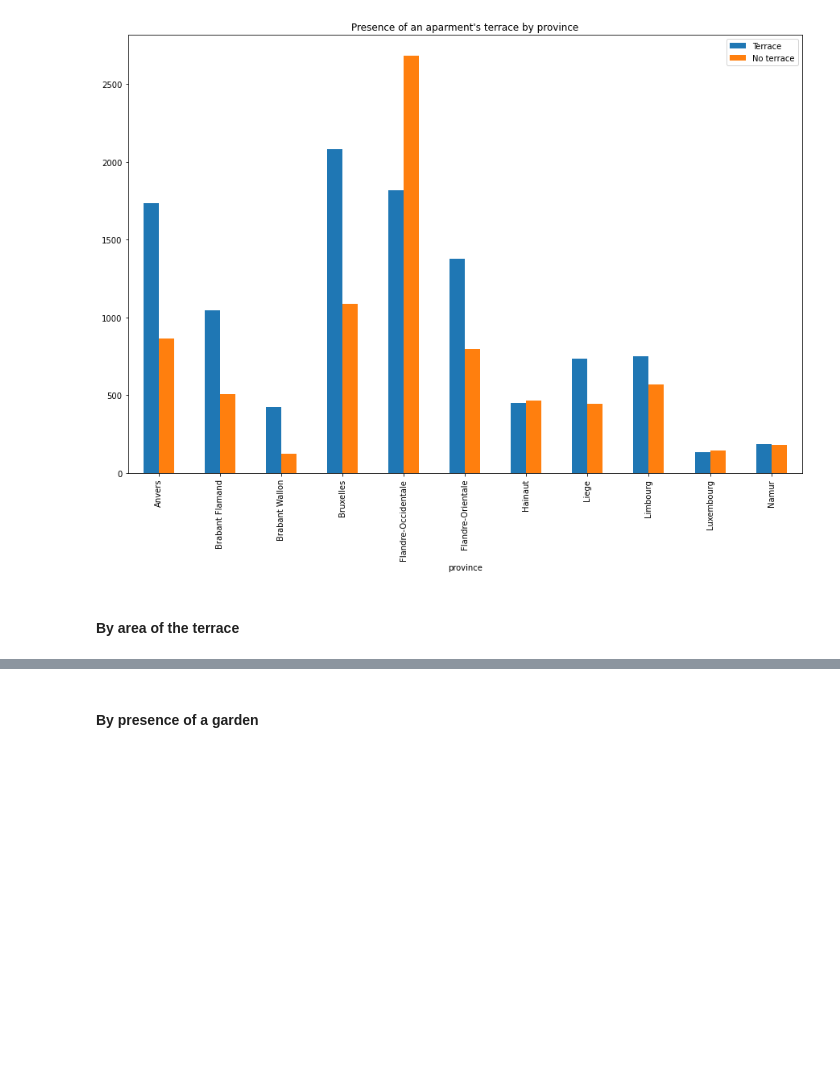
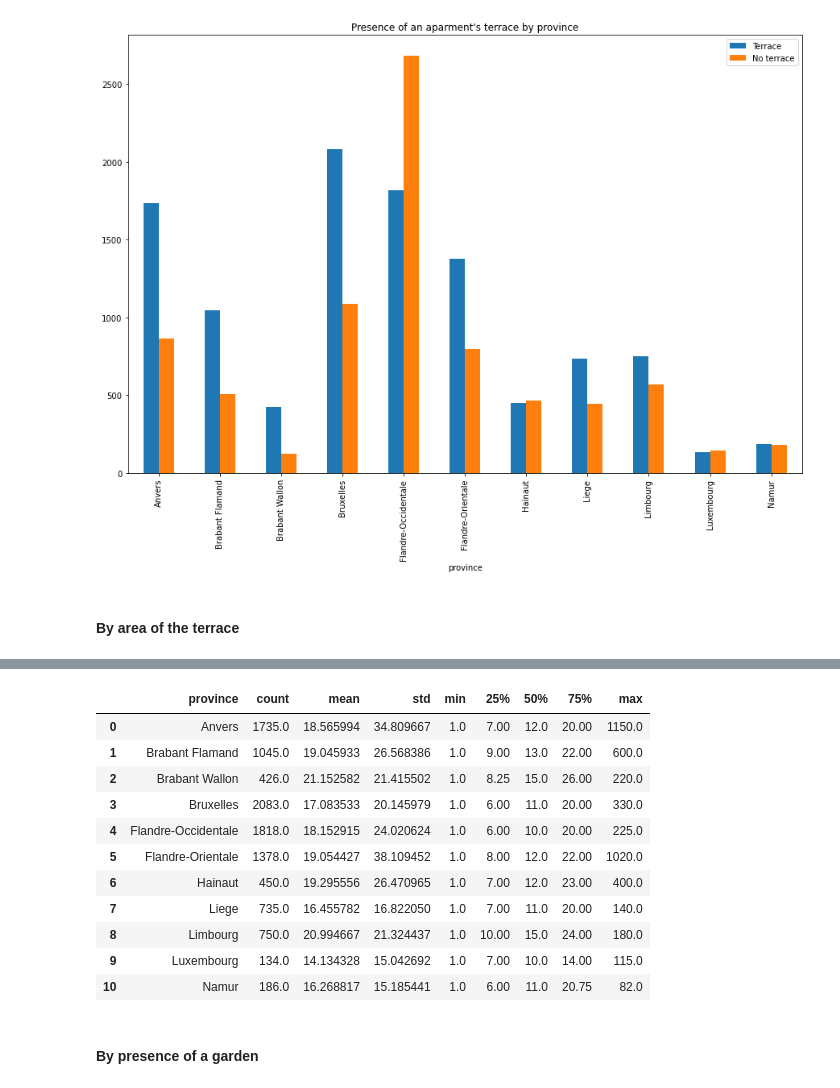
Before and after one commit to Demesmaeker/Immo_data_analysis, a Jupyter notebook: Comparisons between variables (no prices).ipynb, the cells around one changed output, grey strips where cells are left out. Cells and saved outputs as stored; diff of their text form; code cells hidden in the pictures; blank space fills up the shorter version.

```diff
--- a/Comparisons between variables (no prices).ipynb
+++ b/Comparisons between variables (no prices).ipynb
@@ -965,0 +995,18 @@ Working with 40.246 cleaned entries.
+# %%
+apart_loc_terr_area = locality_terrace[locality_terrace['type_of_property'] == 'apartment']
+apart_loc_terr_area = apart_loc_terr_area.groupby('province').terrace_area.describe()
+apart_loc_terr_area.reset_index(level=0, inplace=True)
+apart_loc_terr_area
+# %% [output]
+|  | province | count | mean | std | min | 25% | 50% | 75% | max |
+| 0 | Anvers | 1735.0 | 18.565994 | 34.809667 | 1.0 | 7.00 | 12.0 | 20.00 | 1150.0 |
+| 1 | Brabant Flamand | 1045.0 | 19.045933 | 26.568386 | 1.0 | 9.00 | 13.0 | 22.00 | 600.0 |
+| 2 | Brabant Wallon | 426.0 | 21.152582 | 21.415502 | 1.0 | 8.25 | 15.0 | 26.00 | 220.0 |
+| 3 | Bruxelles | 2083.0 | 17.083533 | 20.145979 | 1.0 | 6.00 | 11.0 | 20.00 | 330.0 |
+| 4 | Flandre-Occidentale | 1818.0 | 18.152915 | 24.020624 | 1.0 | 6.00 | 10.0 | 20.00 | 225.0 |
+| 5 | Flandre-Orientale | 1378.0 | 19.054427 | 38.109452 | 1.0 | 8.00 | 12.0 | 22.00 | 1020.0 |
+| 6 | Hainaut | 450.0 | 19.295556 | 26.470965 | 1.0 | 7.00 | 12.0 | 23.00 | 400.0 |
+| 7 | Liege | 735.0 | 16.455782 | 16.822050 | 1.0 | 7.00 | 11.0 | 20.00 | 140.0 |
+| 8 | Limbourg | 750.0 | 20.994667 | 21.324437 | 1.0 | 10.00 | 15.0 | 24.00 | 180.0 |
+| 9 | Luxembourg | 134.0 | 14.134328 | 15.042692 | 1.0 | 7.00 | 10.0 | 14.00 | 115.0 |
+| 10 | Namur | 186.0 | 16.268817 | 15.185441 | 1.0 | 6.00 | 11.0 | 20.75 | 82.0 |
```
Also changed, not shown: parts of 6 cells of this notebook, 1 other file.
